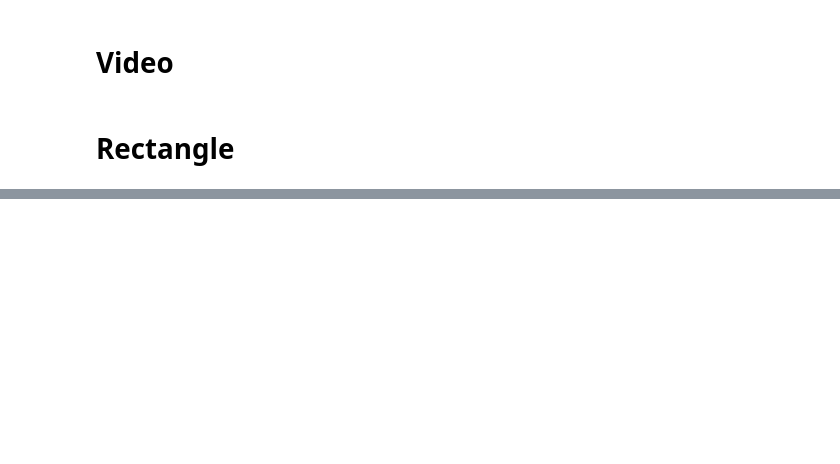
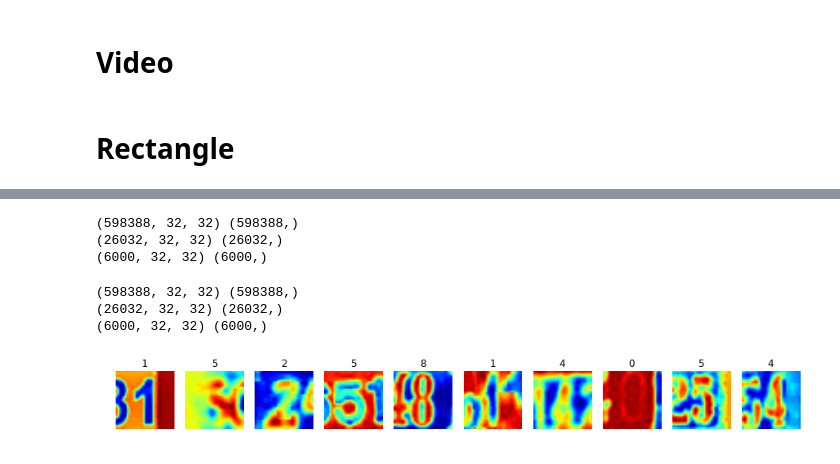
Before and after one commit to bryantbiggs/mcnulty-03, a Jupyter notebook: opencv.ipynb, the cells around one changed output, grey strips where cells are left out. Drawn from its saved outputs; the diff is of its cells as text; code cells hidden in the pictures; blank space fills up the shorter version.

```diff
--- a/opencv.ipynb
+++ b/opencv.ipynb
@@ -203,3 +177,14 @@ cv2.DestroyAllWindows()
 # %%
             #img obj, start, stop,      color,       line-width
 #cv2.rectangle(img, (15,25), (150,150), (255,255,255), 5)
+# %%
+train_data = loadmat('data/train_32x32.mat', variable_names='X').get('X')
+train_labels = loadmat('data/train_32x32.mat', variable_names='y').get('y')
+test_data = loadmat('data/test_32x32.mat', variable_names='X').get('X')
+test_labels = loadmat('data/test_32x32.mat', variable_names='y').get('y')
+extra_data = loadmat('data/extra_32x32.mat', variable_names='X').get('X')
+extra_labels = loadmat('data/extra_32x32.mat', variable_names='y').get('y')
+
+print(train_data.shape, train_labels.shape)
+print(test_data.shape, test_labels.shape)
+print(extra_data.shape, extra_labels.shape)
@@ -205,0 +195,4 @@ cv2.DestroyAllWindows()
+# %%
+train_labels[train_labels == 10] = 0
+test_labels[test_labels == 10] = 0
+extra_labels[extra_labels == 10] = 0
@@ -205,0 +234,59 @@ cv2.DestroyAllWindows()
+# %%
+image_size = 32  # Pixel width and height.
+pixel_depth = 255.0  # Number of levels per pixel.
+
+def im2gray(image):
+    '''Normalize images'''
+    image = image.astype(float)
+    # Use the Conversion Method in This Paper:
+    # [http://www.eyemaginary.com/Rendering/TurnColorsGray.pdf]
+    image_gray = np.dot(image, [[0.2989],[0.5870],[0.1140]])
+    return image_gray
+
+train_data_c = im2gray(train_data_t)[:,:,:,0]
+test_data_c = im2gray(test_data)[:,:,:,0]
+valid_data_c = im2gray(valid_data)[:,:,:,0]
+
+print(train_data_c.shape, train_labels_t.shape)
+print(test_data_c.shape, test_labels.shape)
+print(valid_data_c.shape, valid_labels.shape)
+# %% [output]
+(598388, 32, 32) (598388,)
+(26032, 32, 32) (26032,)
+(6000, 32, 32) (6000,)
+# %%
+def GCN(image, min_divisor=1e-4):
+    """Global Contrast Normalization"""
+
+    imsize = image.shape[0]
+    mean = np.mean(image, axis=(1,2), dtype=float)
+    std = np.std(image, axis=(1,2), dtype=float, ddof=1)
+    std[std < min_divisor] = 1.
+    image_GCN = np.zeros(image.shape, dtype=float)
+
+    for i in np.arange(imsize):
+        image_GCN[i,:,:] = (image[i,:,:] - mean[i]) / std[i]
+
+    return image_GCN
+
+train_data_GCN = GCN(train_data_c)
+test_data_GCN = GCN(test_data_c)
+valid_data_GCN = GCN(valid_data_c)
+
+print(train_data_GCN.shape, train_labels_t.shape)
+print(test_data_GCN.shape, test_labels.shape)
+print(valid_data_GCN.shape, valid_labels.shape)
+# %% [output]
+(598388, 32, 32) (598388,)
+(26032, 32, 32) (26032,)
+(6000, 32, 32) (6000,)
+# %%
+plt.rcParams['figure.figsize'] = (15.0, 15.0)
+f, ax = plt.subplots(nrows=1, ncols=10)
+
+for i, j in enumerate(np.random.randint(0, train_labels_t.shape[0], size=10)):
+    ax[i].axis('off')
+    ax[i].set_title(train_labels_t[j], loc='center')
+    ax[i].imshow(train_data_GCN[j,:,:])
+# %% [output]
+[figure, added]
```
Also changed, not shown: parts of 28 cells of this notebook, 1 other file.
